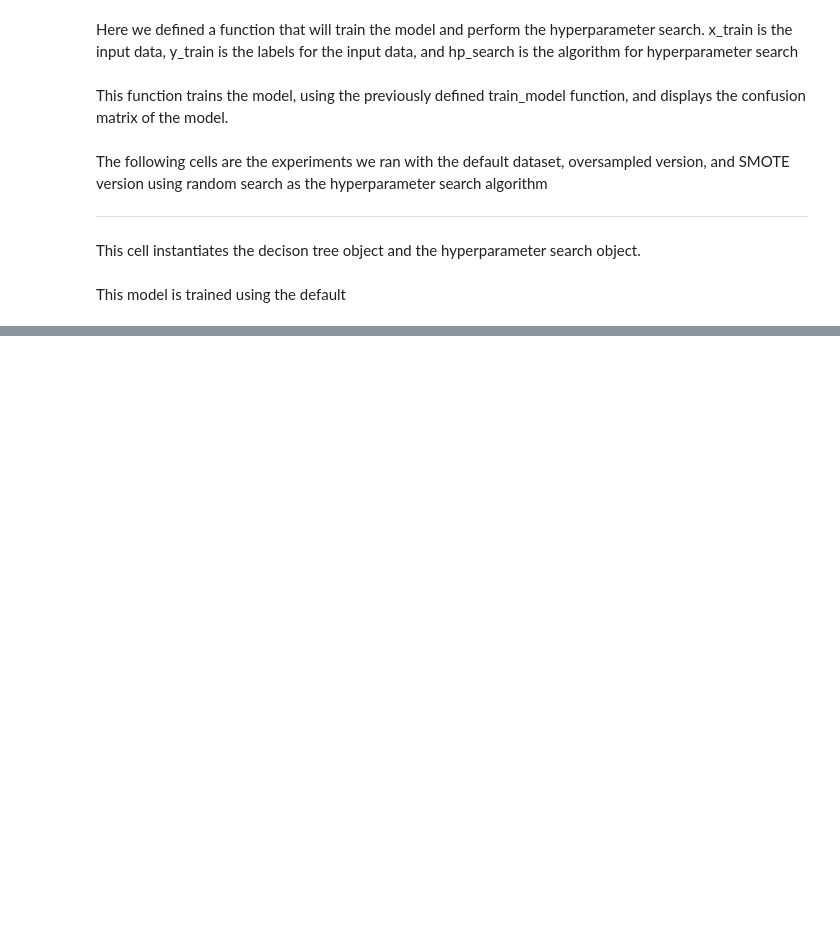
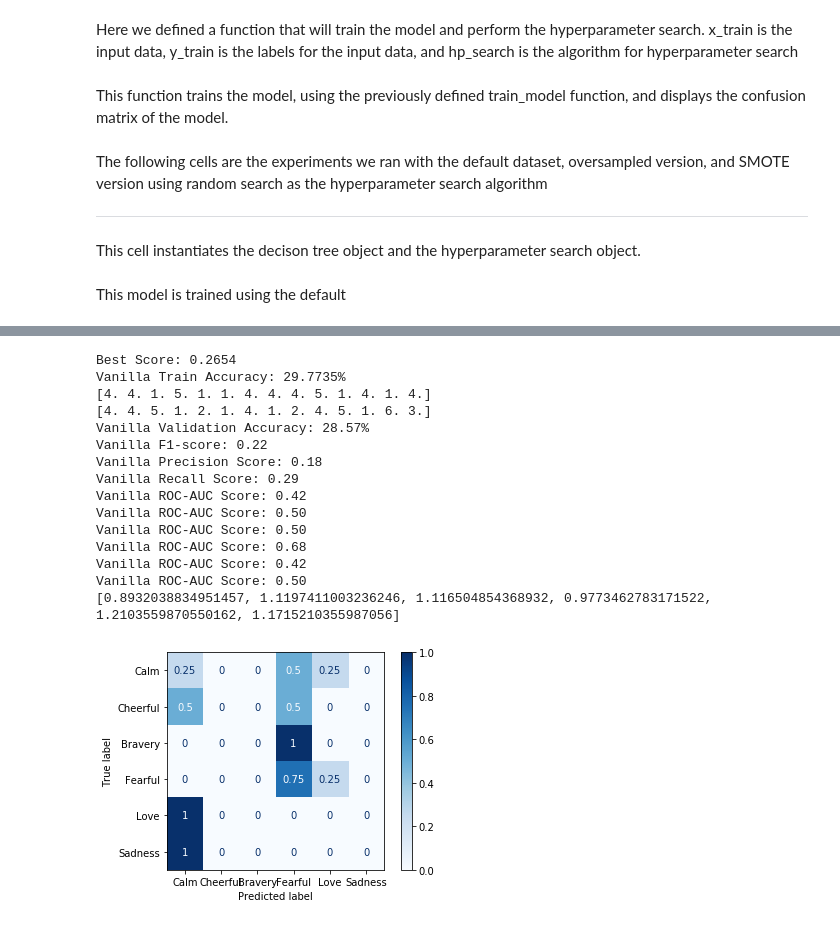
Before and after one commit to gracielnunciob/XLB48, a Jupyter notebook: Notebooks/Training/6way/Decision Tree Classifier Hyperparameter Search.ipynb, the cells around one changed output, grey strips where cells are left out. Drawn from its saved outputs; the diff is of its cells as text; code cells hidden in the pictures; blank space fills up the shorter version.

```diff
--- a/Notebooks/Training/6way/Decision Tree Classifier Hyperparameter Search.ipynb
+++ b/Notebooks/Training/6way/Decision Tree Classifier Hyperparameter Search.ipynb
@@ -39,8 +39,8 @@ Here we load the data from the csv file and preprocess it by removing the header
 After the initial preprocessing step, we sperated the music features and the labelled emotion into the x_train and y_train arrays respectively
 # %%
 # extract data from files
-x_train, y_train = extract_data("FinalTrainingSet.csv")
-x_val, y_val = extract_data("Validation Set.csv")
+x_train, y_train = extract_data("Ralph_Set.csv")
+x_val, y_val = extract_data("Ralph_Validation_Set.csv")
 
 # scale data values
 scaler = MinMaxScaler()
@@ -69,7 +69,7 @@ x_val = feat_sel_2.transform(feat_sel.transform(x_val))
 
 rand_seed = 3454132
 
-oversampler = SMOTE(sampling_strategy="not majority",random_state=rand_seed)
+oversampler = SMOTE(sampling_strategy="not majority",random_state=rand_seed, k_neighbors = 2)
 x_smote, y_smote = oversampler.fit_resample(x_train,y_train)
 print(x_smote.shape,y_smote.shape)
 
@@ -147,5 +134,38 @@ dt = tree.DecisionTreeClassifier(random_state=rand_seed)
 rscv = RandomizedSearchCV(dt, parameters,cv=n_splits, random_state=rand_seed, n_iter=random_search_iterations,n_jobs=-1)
 # %%
 themes = ["Calm","Cheerful","Bravery","Fearful","Love","Sadness"]
+# %%
+"""
+This functions trains a Classification Based on Associations (CBA) model on a
+dataset and tests it on a valdation set.
+
+Parameters:
+ruleset : array-like of size (0,) - container for ruleset
+X_train : array-like of size (n_train_samples,n_features)
+                                  - training data
+y_train : array-like of size (n_train_samples,)
+                                  - ground truth labels of training data
+X_val : array-like of size (n_test_samples,n_features)
+                                  - training data
+y_val : array-like of size (n_test_samples,)
+                                  - ground truth labels of training data
+model_selector : Sklearn estimator object - hyperparameetr search object
+feature_names : array-like of size (n_features,) - list of feature names
+label_names : array-like of size (n_classes,) - list of class labels
+dataset_name : string - name to call the dataset
+itr-count : int - tracking for rule number
+
+Returns an array of Rule objects indicating the updated ruleset.
+"""
+def extract_ruleset(ruleset,X_train,y_train,X_val,y_val,model_selector,
+                    feature_names,label_names,dataset_name="Dataset"):
+    print_res_6_way(dataset_name,X_train,y_train,model_selector, label_names, verbose = False)
+#     disp_tree(rscv.best_estimator_,"FinalTrainingSet.csv")
+    test_res_6_way(dataset_name,X_val,y_val,model_selector, label_names)
+    ruleset = create_rule_obj(
+        model_selector.best_estimator_, feature_names, X_train, label_names,
+        y_train,len(X_train)
+    )
+    return ruleset
 # %% [markdown]
 This model is trained using the default
@@ -175 +172,23 @@ Vanilla ROC-AUC Score: 0.50
+# %%
+vanilla_rules = []
+vanilla_rules = extract_ruleset(
+        vanilla_rules,x_train,y_train,x_val,y_val,rscv,features,\
+        themes,"Vanilla")
+# %% [output]
+Best Score: 0.2654
+Vanilla Train Accuracy: 29.7735%
+[4. 4. 1. 5. 1. 1. 4. 4. 4. 5. 1. 4. 1. 4.]
+[4. 4. 5. 1. 2. 1. 4. 1. 2. 4. 5. 1. 6. 3.]
+Vanilla Validation Accuracy: 28.57%
+Vanilla F1-score: 0.22
+Vanilla Precision Score: 0.18
+Vanilla Recall Score: 0.29
+Vanilla ROC-AUC Score: 0.42
+Vanilla ROC-AUC Score: 0.50
+Vanilla ROC-AUC Score: 0.50
+Vanilla ROC-AUC Score: 0.68
+Vanilla ROC-AUC Score: 0.42
+Vanilla ROC-AUC Score: 0.50
+[0.8932038834951457, 1.1197411003236246, 1.116504854368932, 0.9773462783171522, 1.2103559870550162, 1.1715210355987056]
+[figure, added]
 # %%
```
Also changed, not shown: parts of 19 cells of this notebook, 41 other files.
